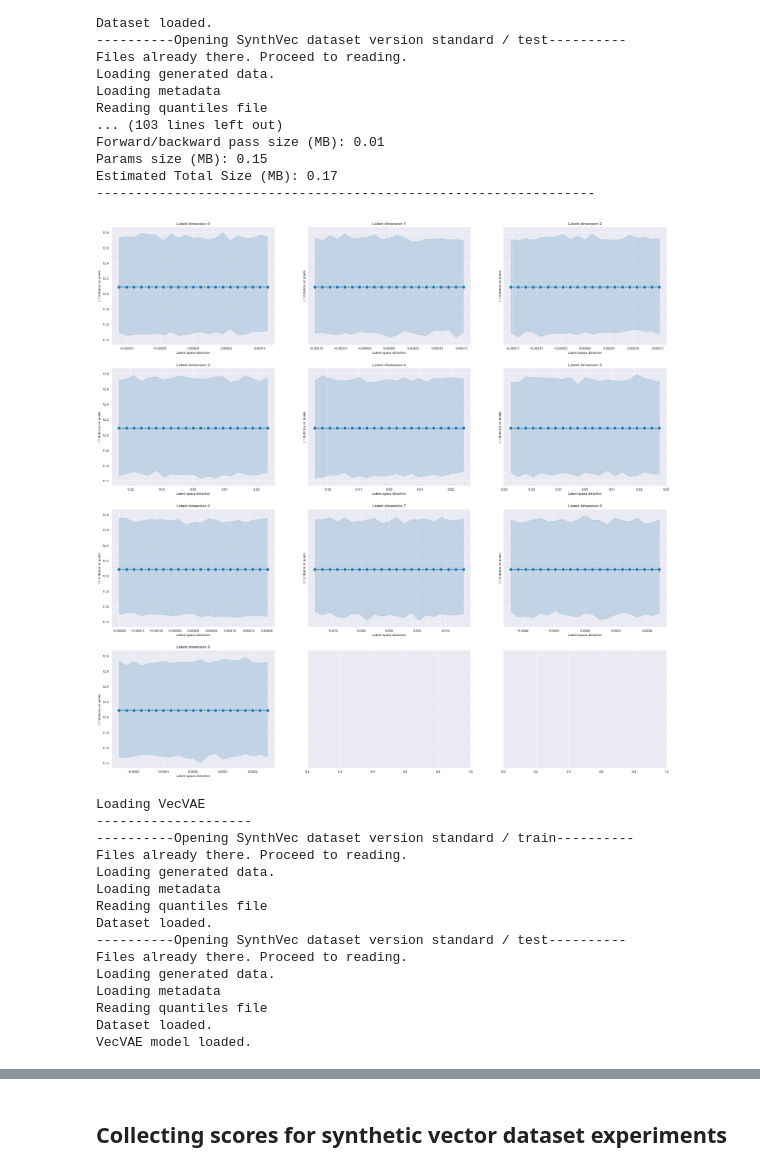
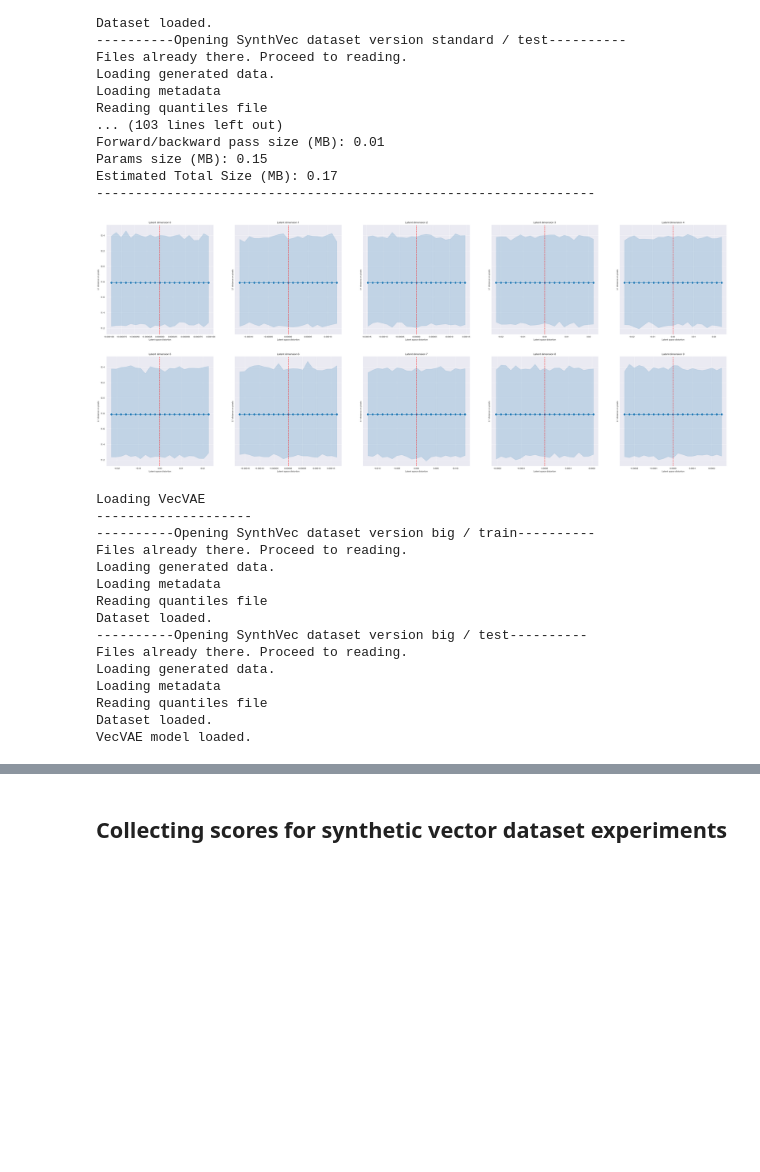
Before and after one commit to GiuliaLanzillotta/CausalAE, a Jupyter notebook: visualisations/test_features.ipynb, the cells around one changed output, grey strips where cells are left out. Saved outputs shown, nothing was run; the diff lists cells and outputs as text; code cells hidden in the pictures; blank space fills up the shorter version.

```diff
--- a/visualisations/test_features.ipynb
+++ b/visualisations/test_features.ipynb
@@ -571,24 +564,24 @@ Params size (MB): 0.15
 Estimated Total Size (MB): 0.17
 ----------------------------------------------------------------
 # %%
-res = vecESAE_handler.plot_model(figsize=(30,30), nrows=4)
+res = vecESAE_handler.plot_model(figsize=(50,20), nrows=2)
 fig = res['distortion']
 fname = fig_path / "distortionVecESAE.png"
 fig.savefig(fname)
 # %% [output]
-[figure, old version]
+[figure, new version]
 # %%
-vecVAE_handler = VectorModelHandler(model_name="VecVAE", model_version="standard", data="SynthVec", data_version="standard", verbose=False)
+vecVAE_handler = VectorModelHandler(model_name="VecVAE", model_version="standard", data="SynthVec", data_version="big", verbose=False)
 # %% [output]
 Loading VecVAE
 --------------------
-----------Opening SynthVec dataset version standard / train----------
+----------Opening SynthVec dataset version big / train----------
 Files already there. Proceed to reading.
 Loading generated data.
 Loading metadata
 Reading quantiles file
 Dataset loaded.
-----------Opening SynthVec dataset version standard / test----------
+----------Opening SynthVec dataset version big / test----------
 Files already there. Proceed to reading.
 Loading generated data.
 Loading metadata
```
Also changed, not shown: parts of 11 cells of this notebook, 11 other files.
